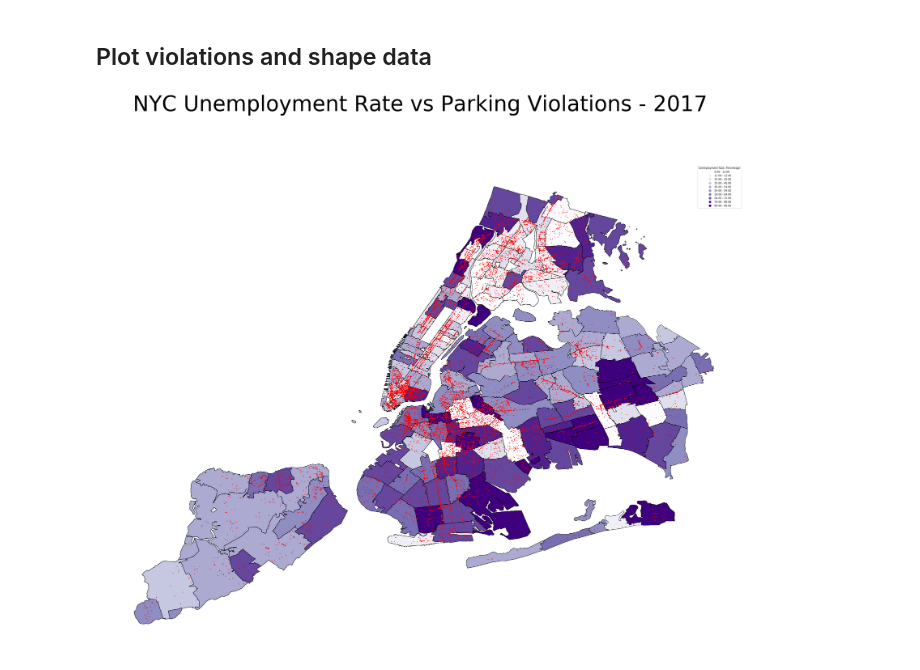
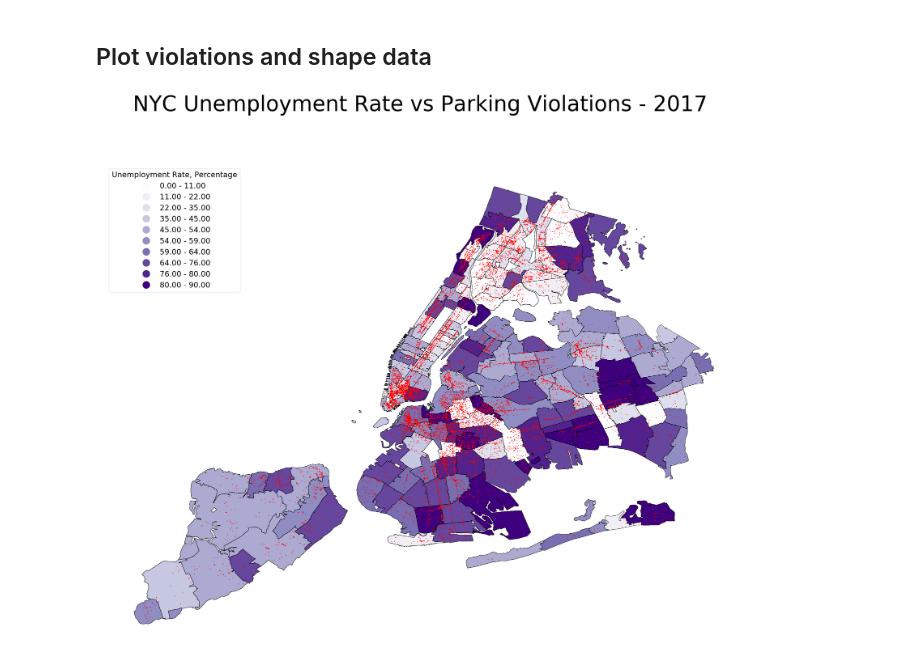
Before and after one commit to kjmj/New-York-City-Parking-Violations, a Jupyter notebook: main.ipynb, the cells around one changed output. Saved outputs shown, nothing was run; the diff lists cells and outputs as text; code cells hidden in the pictures.

```diff
--- a/main.ipynb
+++ b/main.ipynb
@@ -80,20 +80,20 @@ Done merging data frames.
 ## Plot violations and shape data
 # %%
 # legend cannot be shown to mplleaflet. comment out the first one if youre plotting to mflleaflet
-ax = GeoDataFrame(merged).plot(column=censusDataColumn,  cmap='Purples', scheme='QUANTILES', k=10, figsize=(36, 36), edgecolor='black', legend=True, legend_kwds={'title': legendTitle})
+ax = GeoDataFrame(merged).plot(column=censusDataColumn,  cmap='Purples', scheme='QUANTILES', k=10, figsize=(36, 36), edgecolor='black', legend=True, legend_kwds={'title': legendTitle, 'loc': 'upper left', 'title_fontsize':30, 'markerscale': 3, 'prop': {'size': 30}})
 #ax = GeoDataFrame(merged).plot(column=censusDataColumn,  cmap='Blues', scheme='QUANTILES', k=10, figsize=(36, 36), edgecolor='black')
 
 ax = plt.scatter(merged['LON'], merged['LAT'], marker='o', s=3, color="red")
 
 plt.axis('off')
 
 figure = ax.figure
 figure.suptitle(mapTitle, fontsize=85)
 figure.tight_layout()
 figure.subplots_adjust(top=1.0)
 
 figure.savefig(imageName, dpi=300)
 plt.show()
 #mplleaflet.save_html(fig=figure, fileobj=htmlName)
 # %% [output]
-[figure, old version]
+[figure, new version]
```
Also changed, not shown: parts of 1 cell of this notebook, 12 other files.
